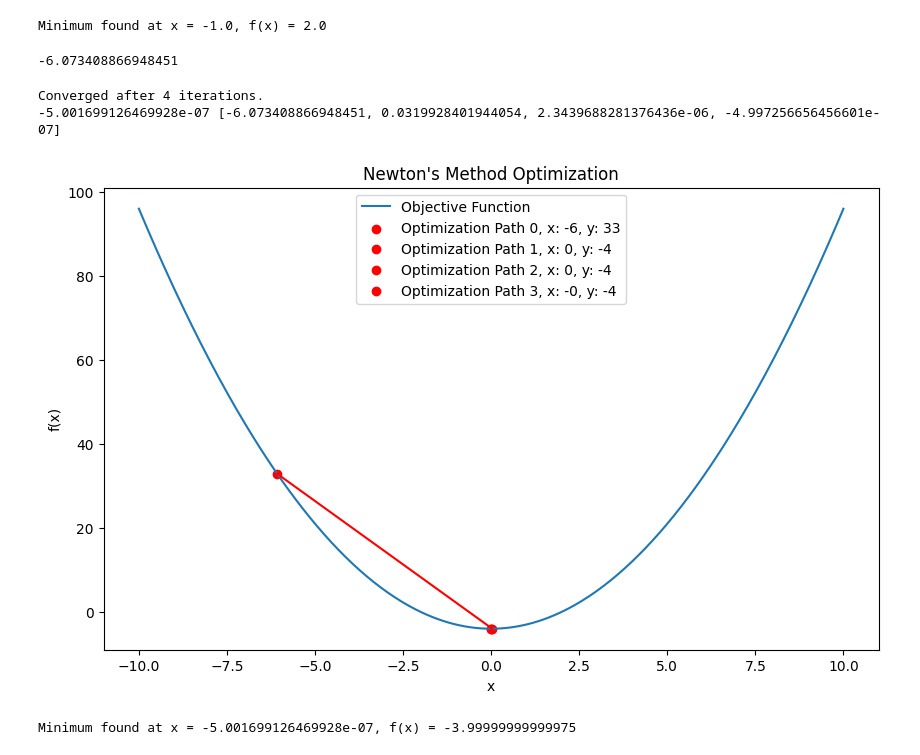
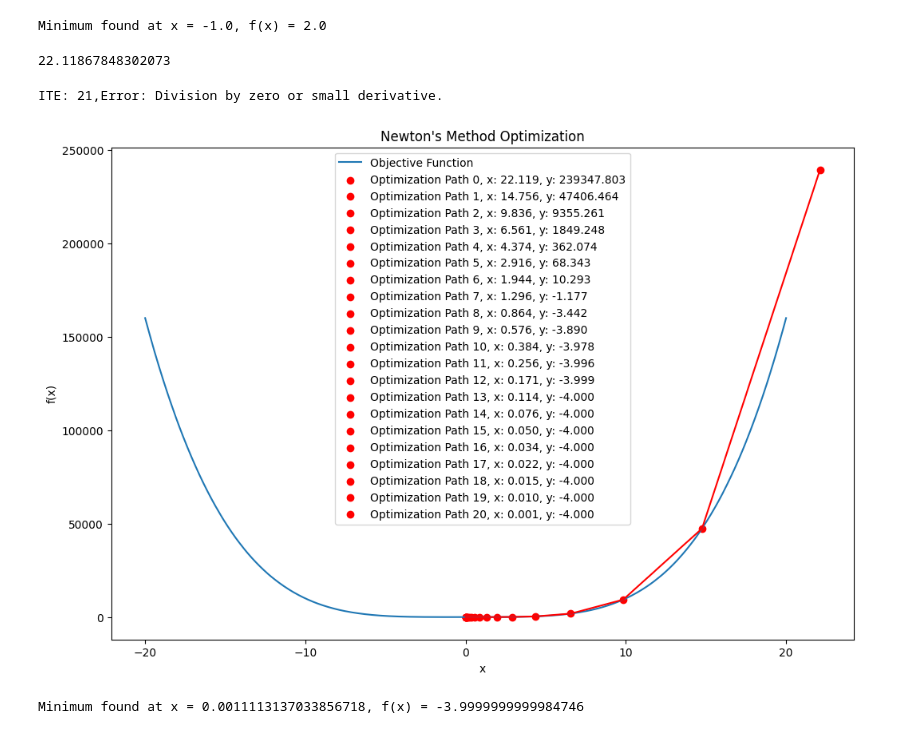
Before and after one commit to toliyang/AI_ML, a Jupyter notebook: ML foundation/8_optimization.ipynb, the cells around one changed output. Cells and saved outputs as stored; diff of their text form; code cells hidden in the pictures.

```diff
--- a/ML foundation/8_optimization.ipynb
+++ b/ML foundation/8_optimization.ipynb
@@ -348,13 +348,14 @@ import random
 # %%
 # Define the objective function
 def f(x):
-    return x**2 - 4
+    return x**4 - 4
 
+# Define the derivation function
 def numerical_derivative(f, x, h=1e-6):
     return (f(x + h) - f(x)) / h
 # %%
 # Newton's Method implementation
-def newton_method_optimization(initial_guess, f, tolerance=1e-6, max_iterations=100):
+def newton_method_optimization(initial_guess, f, tolerance=1e-3, max_iterations=100):
 
     x = initial_guess
     path = [x]
@@ -367,8 +368,8 @@ def newton_method_optimization(initial_guess, f, tolerance=1e-6, max_iterations=
         f_double_prime_x = numerical_derivative(lambda x: numerical_derivative(f, x), x)
 
         if f_double_prime_x == 0:
-            print("Error: Division by zero or small derivative.")
-            return None
+            msg = f"ITE: {iteration + 1},Error: Division by zero or small derivative."
+            break
 
         # Compute the update using Newton's method
         delta_x = - f_prime_x / f_double_prime_x
@@ -378,45 +379,50 @@ def newton_method_optimization(initial_guess, f, tolerance=1e-6, max_iterations=
 
         # Check for convergence
         if abs(delta_x) < tolerance:
-            print("Converged after", iteration + 1, "iterations.")
-            return x,path
+            msg = f'ITE: {iteration + 1}, Success: Converged'
+            break
         # otherwise, append x new
         path.append(x)
-    print("Did not converge within", max_iterations, "iterations.")
+
+    if iteration == max_iterations:
+      print("Did not converge within", max_iterations, "iterations.")
+    else:
+      print(msg)
     return x, path
 # %%
 # Initial guess
-initial_guess = random.uniform(-10, 10)
+initial_guess = random.uniform(-30, 30)
 print(initial_guess)
 # %% [output]
--6.073408866948451
+22.11867848302073
 # %%
 # Run Newton's method
+# newton_method_optimization(initial_guess, f)
+
 min_x, path = newton_method_optimization(initial_guess, f)
 
-print(min_x,path)
+# print(min_x,path)
 # %% [output]
-Converged after 4 iterations.
--5.001699126469928e-07 [-6.073408866948451, 0.0319928401944054, 2.3439688281376436e-06, -4.997256656456601e-07]
+ITE: 21,Error: Division by zero or small derivative.
 # %%
 # Generate data for the function plot
-x_vals = np.linspace(-10, 10, 400)
+x_vals = np.linspace(-20, 20, 800)
 y_vals = f(x_vals)
 
-plt.figure(figsize=(10, 6))
+plt.figure(figsize=(12, 8))
 plt.plot(x_vals, y_vals, label='Objective Function')
 for i,x in enumerate(path):
-    label_x = f'Optimization Path {i}, x: {x:.0f}, y: {f(x):.0f}'
+    label_x = f'Optimization Path {i}, x: {x:.3f}, y: {f(x):.3f}'
     plt.scatter(x, f(x), color='red', label=label_x)
 # plt.scatter(path, [f(x) for x in path], color='red', label='Optimization Path')
 plt.plot(path, [f(x) for x in path], color='red')
 plt.xlabel('x')
 plt.ylabel('f(x)')
 plt.title('Newton\'s Method Optimization')
-plt.legend()
+plt.legend(loc='upper center')
 plt.show()
 
 print(f"Minimum found at x = {min_x}, f(x) = {f(min_x)}")
 # %% [output]
-[figure, old version]
+[figure, new version]
-Minimum found at x = -5.001699126469928e-07, f(x) = -3.99999999999975
+Minimum found at x = 0.0011113137033856718, f(x) = -3.9999999999984746
```
